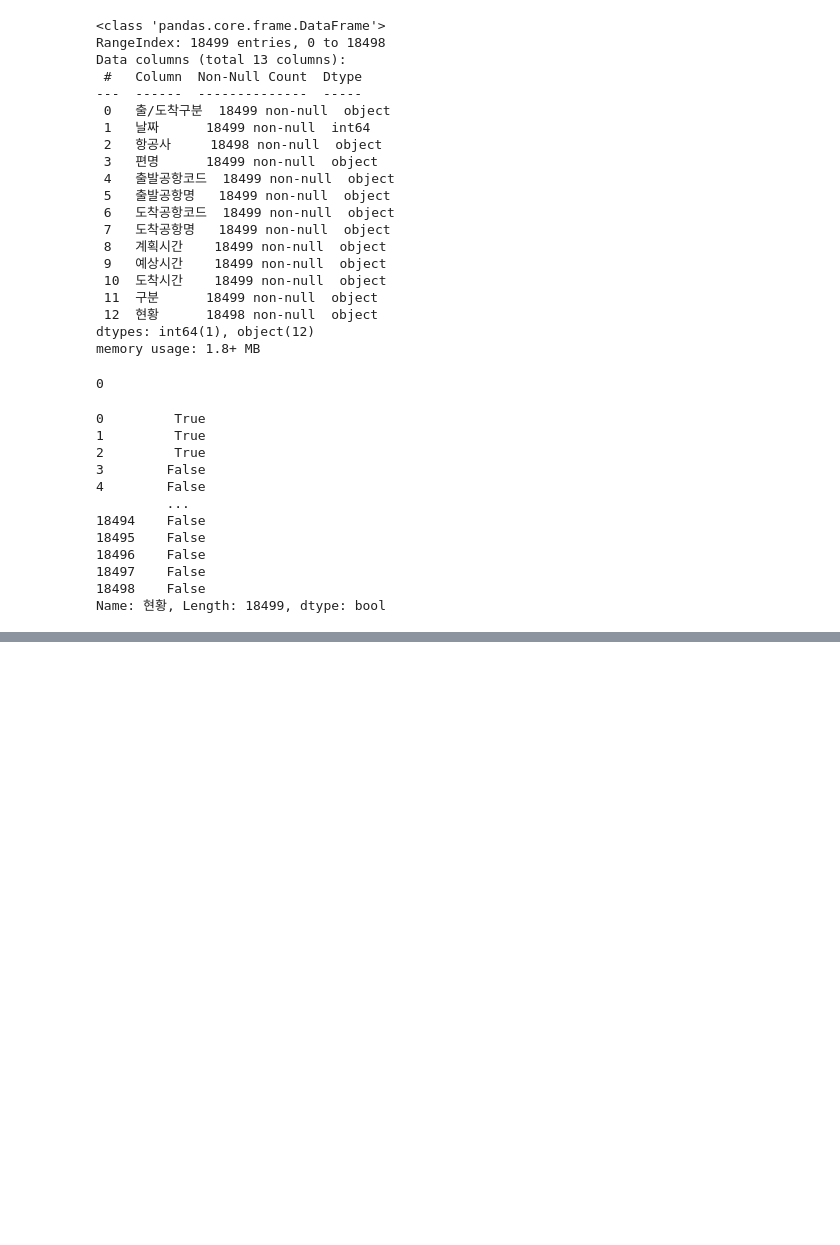
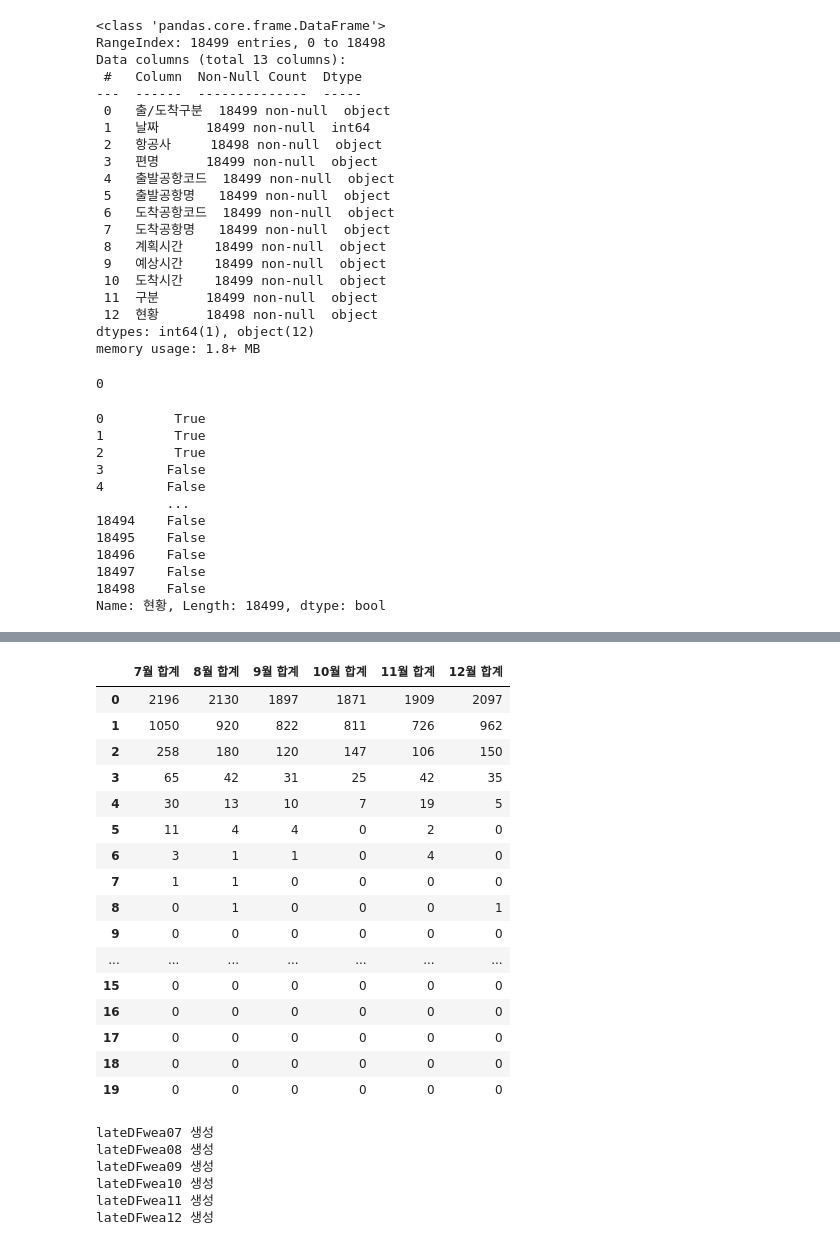
Before and after one commit to matdongsan5/KDT7, a Jupyter notebook: 이정욱/VISUAL_이정욱/main.ipynb, the cells around one changed output, grey strips where cells are left out. Saved outputs shown, nothing was run; the diff lists cells and outputs as text; code cells hidden in the pictures; blank space fills up the shorter version.

```diff
--- a/이정욱/VISUAL_이정욱/main.ipynb
+++ b/이정욱/VISUAL_이정욱/main.ipynb
@@ -141,0 +198,26 @@ lateDF
+# %%
+lateDF24sh = pd.DataFrame({'7월 합계':lateDF07.sum(axis=1),
+                          '8월 합계':lateDF08.sum(axis=1),
+                          '9월 합계':lateDF09.sum(axis=1),
+                          '10월 합계':lateDF10.sum(axis=1),
+                          '11월 합계':lateDF11.sum(axis=1),
+                          '12월 합계':lateDF12.sum(axis=1)})
+lateDF24sh.head(20)
+# %% [output]
+|  | 7월 합계 | 8월 합계 | 9월 합계 | 10월 합계 | 11월 합계 | 12월 합계 |
+| 0 | 2196 | 2130 | 1897 | 1871 | 1909 | 2097 |
+| 1 | 1050 | 920 | 822 | 811 | 726 | 962 |
+| 2 | 258 | 180 | 120 | 147 | 106 | 150 |
+| 3 | 65 | 42 | 31 | 25 | 42 | 35 |
+| 4 | 30 | 13 | 10 | 7 | 19 | 5 |
+| 5 | 11 | 4 | 4 | 0 | 2 | 0 |
+| 6 | 3 | 1 | 1 | 0 | 4 | 0 |
+| 7 | 1 | 1 | 0 | 0 | 0 | 0 |
+| 8 | 0 | 1 | 0 | 0 | 0 | 1 |
+| 9 | 0 | 0 | 0 | 0 | 0 | 0 |
+| ... | ... | ... | ... | ... | ... | ... |
+| 15 | 0 | 0 | 0 | 0 | 0 | 0 |
+| 16 | 0 | 0 | 0 | 0 | 0 | 0 |
+| 17 | 0 | 0 | 0 | 0 | 0 | 0 |
+| 18 | 0 | 0 | 0 | 0 | 0 | 0 |
+| 19 | 0 | 0 | 0 | 0 | 0 | 0 |
@@ -141,0 +279,15 @@ lateDF
+# %%
+
+findlate_weather(dataDF07,0)
+findlate_weather(dataDF08,0)
+findlate_weather(dataDF09,0)
+findlate_weather(dataDF10,0)
+findlate_weather(dataDF11,0)
+findlate_weather(dataDF12,0)
+# %% [output]
+lateDFwea07 생성
+lateDFwea08 생성
+lateDFwea09 생성
+lateDFwea10 생성
+lateDFwea11 생성
+lateDFwea12 생성
```
Also changed, not shown: parts of 17 cells of this notebook, 14 other files.
